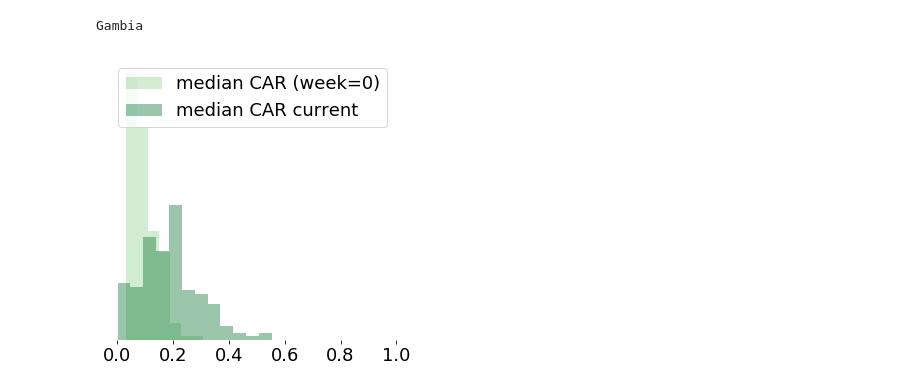
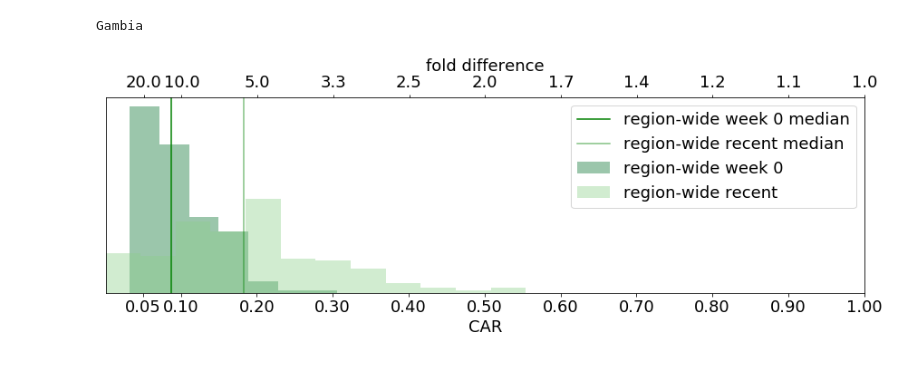
Before and after one commit to ccc1685/covid-19, a Jupyter notebook: notebooks/sortmodels_bywaic_reportvars_cartime.ipynb, the cells around one changed output. Drawn from its saved outputs; the diff is of its cells as text; code cells hidden in the pictures.

```diff
--- a/notebooks/sortmodels_bywaic_reportvars_cartime.ipynb
+++ b/notebooks/sortmodels_bywaic_reportvars_cartime.ipynb
@@ -108,19 +107,36 @@ for roi in rois:
 Gambia
 # %%
 c_ = sns.color_palette('Greens')
-f,ax = plt.subplots(1,1,figsize=(5,5))
-sns.distplot(dfreport['median CAR (week=0)'],color = c_[2],ax=ax, kde=False, norm_hist=True, label='median CAR (week=0)')
-sns.distplot(dfreport['median CAR current'],color = c_[5],ax=ax, kde=False, norm_hist=True,label='median CAR current')
-ax = plt.gca()
-ax.set_xlim((0,1))
+f,ax = plt.subplots(1,1,figsize=(15,5))
+sns.distplot(dfreport['median CAR (week=0)'],color = c_[5],ax=ax, kde=False, norm_hist=True, label='region-wide week 0')
+mu = np.median(dfreport['median CAR (week=0)'].values)
+ax.axvline(mu, color='g',label='region-wide week 0 median')
+sns.distplot(dfreport['median CAR current'],color = c_[2],ax=ax, kde=False, norm_hist=True,label='region-wide recent')
+mu = np.median(dfreport['median CAR current'].values)
+ax.axvline(mu, color='g',alpha=0.5,label='region-wide recent median')
+ax.set_xlim((0.001,0.6))
 plt.legend()
-simpleaxis(ax)
+
 # ax.set_title(label,fontsize=fs)
 # ax.axvline(mu)
 # ax.text(mu,20,str(np.round(mu,3)))
 ax.get_yaxis().set_visible(False)
 ax.set_xlabel('')
-plt.subplots_adjust(hspace=0.5,bottom=0.1)
+plt.subplots_adjust(hspace=0.5,top=0.8,bottom=0.2)
+
+def calcfold(x):
+    return 1/x
+def calcfold2(x):
+    return x
+# ax.secondary_xaxis('top', functions=(calcfold,calcfold2))
+x = np.array([0.05]+list(np.arange(0.1,1.1,0.1)))
+ax.set_xticks(x)
+ax.set_xlabel('CAR')
+ax2 = ax.twiny()
+ax2.set_xticks(x)
+ax2.set_xticklabels(np.round(1/x,1))
+ax2.set_xlabel('fold difference')
+simpleaxis(plt.gca())
 plt.savefig('../postfit_derivatives/carpastpresent.png')
 # %% [output]
-[figure, old version]
+[figure, new version]
```
Also changed, not shown: parts of 1 cell of this notebook, 9 other files.
